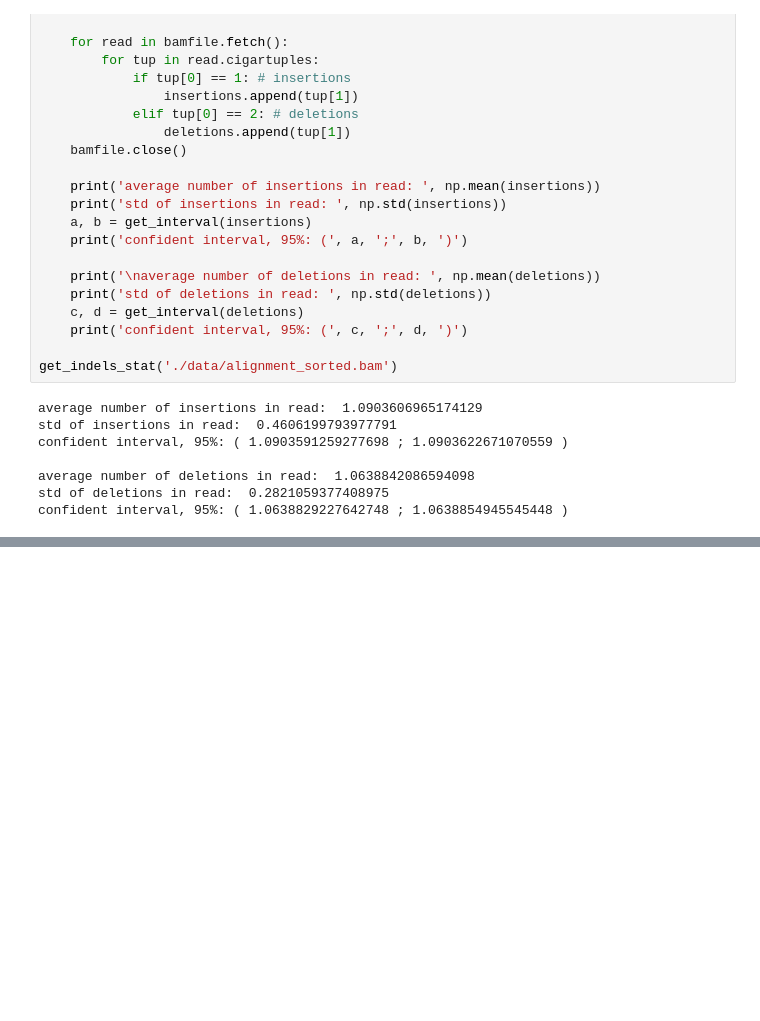
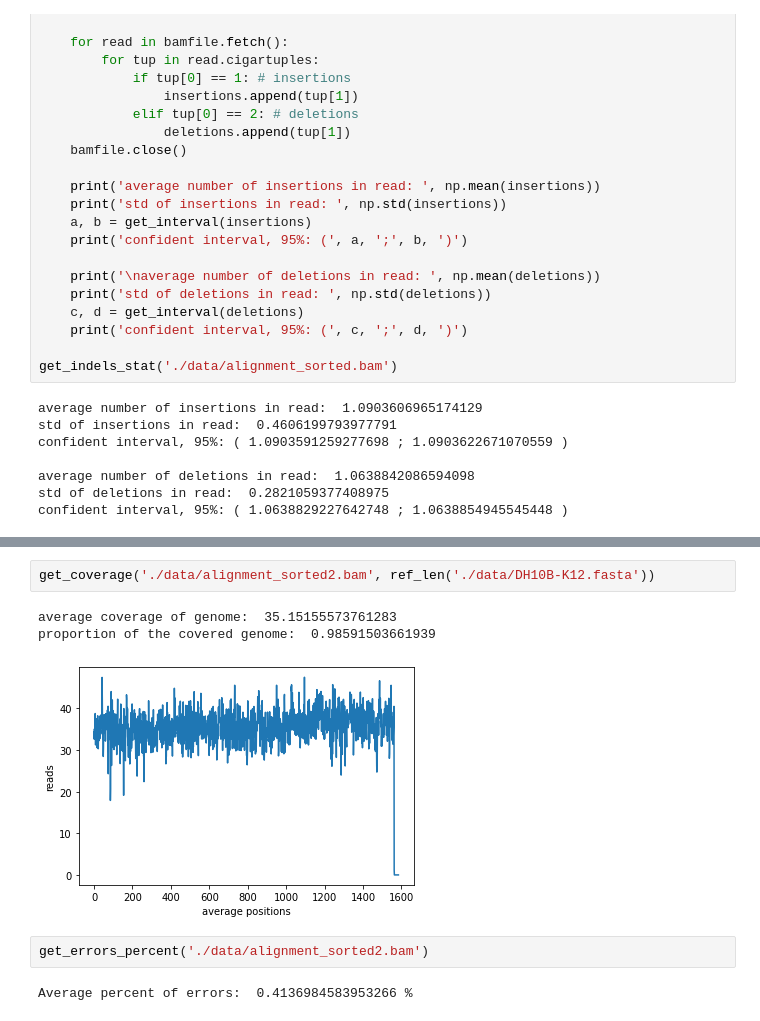
Before and after one commit to Cocossss/BI_spring20, a Jupyter notebook: NGS/hw2/NGS_HW2.ipynb, the cells around one changed output, grey strips where cells are left out. Drawn from its saved outputs; the diff is of its cells as text; blank space fills up the shorter version.

```diff
--- a/NGS/hw2/NGS_HW2.ipynb
+++ b/NGS/hw2/NGS_HW2.ipynb
@@ -300,0 +317,10 @@ confident interval, 95%: ( 1.0638829227642748 ; 1.0638854945545448 )
+# %%
+get_coverage('./data/alignment_sorted2.bam', ref_len('./data/DH10B-K12.fasta'))
+# %% [output]
+average coverage of genome:  35.15155573761283
+proportion of the covered genome:  0.98591503661939
+[figure, added]
+# %%
+get_errors_percent('./data/alignment_sorted2.bam')
+# %% [output]
+Average percent of errors:  0.4136984583953266 %
```
Also changed, not shown: parts of 7 cells of this notebook.
